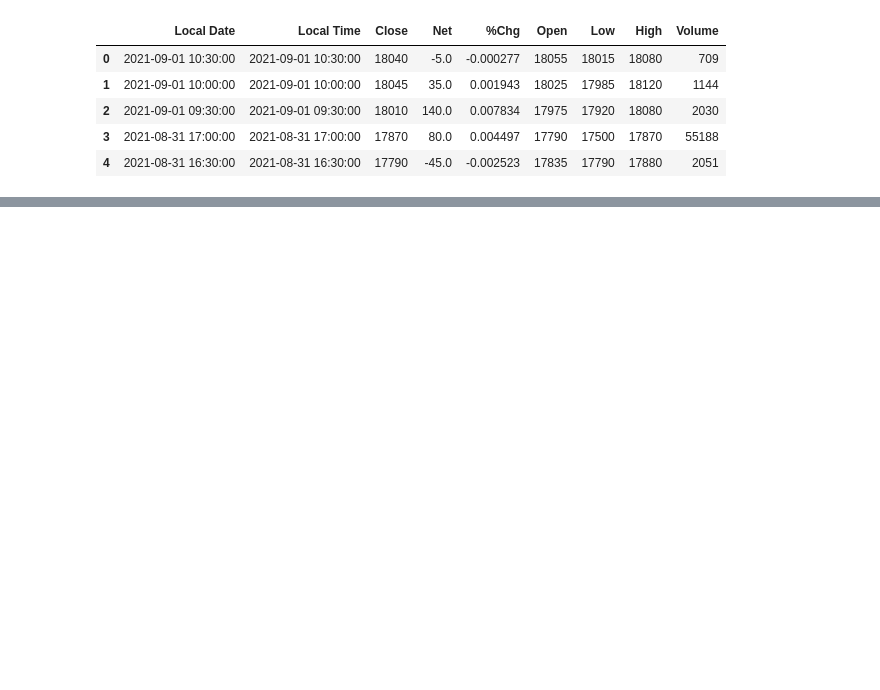
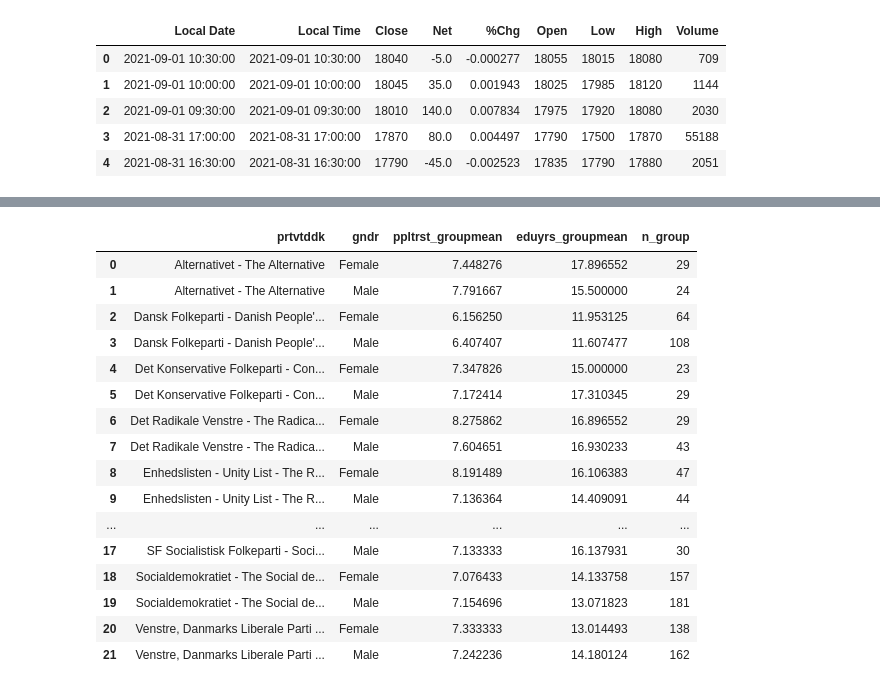
Before and after one commit to CALDISS-AAU/course_ddf, a Jupyter notebook: notebooks/08_eksplorative-metoder_tidsserier/00_develop.ipynb, the cells around one changed output, grey strips where cells are left out. Drawn from its saved outputs; the diff is of its cells as text; code cells hidden in the pictures; blank space fills up the shorter version.

```diff
--- a/notebooks/08_eksplorative-metoder_tidsserier/00_develop.ipynb
+++ b/notebooks/08_eksplorative-metoder_tidsserier/00_develop.ipynb
@@ -63,0 +103,21 @@ from plotnine import ggplot, geom_point, aes, stat_smooth, facet_wrap
+# %%
+ess_gs.rename(columns = {'ppltrst': 'ppltrst_groupmean', 'eduyrs': 'eduyrs_groupmean', 'n': 'n_group'}, inplace = True)
+ess_gs
+# %% [output]
+|  | prtvtddk | gndr | ppltrst_groupmean | eduyrs_groupmean | n_group |
+| 0 | Alternativet - The Alternative | Female | 7.448276 | 17.896552 | 29 |
+| 1 | Alternativet - The Alternative | Male | 7.791667 | 15.500000 | 24 |
+| 2 | Dansk Folkeparti - Danish People'... | Female | 6.156250 | 11.953125 | 64 |
+| 3 | Dansk Folkeparti - Danish People'... | Male | 6.407407 | 11.607477 | 108 |
+| 4 | Det Konservative Folkeparti - Con... | Female | 7.347826 | 15.000000 | 23 |
+| 5 | Det Konservative Folkeparti - Con... | Male | 7.172414 | 17.310345 | 29 |
+| 6 | Det Radikale Venstre - The Radica... | Female | 8.275862 | 16.896552 | 29 |
+| 7 | Det Radikale Venstre - The Radica... | Male | 7.604651 | 16.930233 | 43 |
+| 8 | Enhedslisten - Unity List - The R... | Female | 8.191489 | 16.106383 | 47 |
+| 9 | Enhedslisten - Unity List - The R... | Male | 7.136364 | 14.409091 | 44 |
+| ... | ... | ... | ... | ... | ... |
+| 17 | SF Socialistisk Folkeparti - Soci... | Male | 7.133333 | 16.137931 | 30 |
+| 18 | Socialdemokratiet - The Social de... | Female | 7.076433 | 14.133758 | 157 |
+| 19 | Socialdemokratiet - The Social de... | Male | 7.154696 | 13.071823 | 181 |
+| 20 | Venstre, Danmarks Liberale Parti ... | Female | 7.333333 | 13.014493 | 138 |
+| 21 | Venstre, Danmarks Liberale Parti ... | Male | 7.242236 | 14.180124 | 162 |
```
Also changed, not shown: parts of 10 cells of this notebook.
